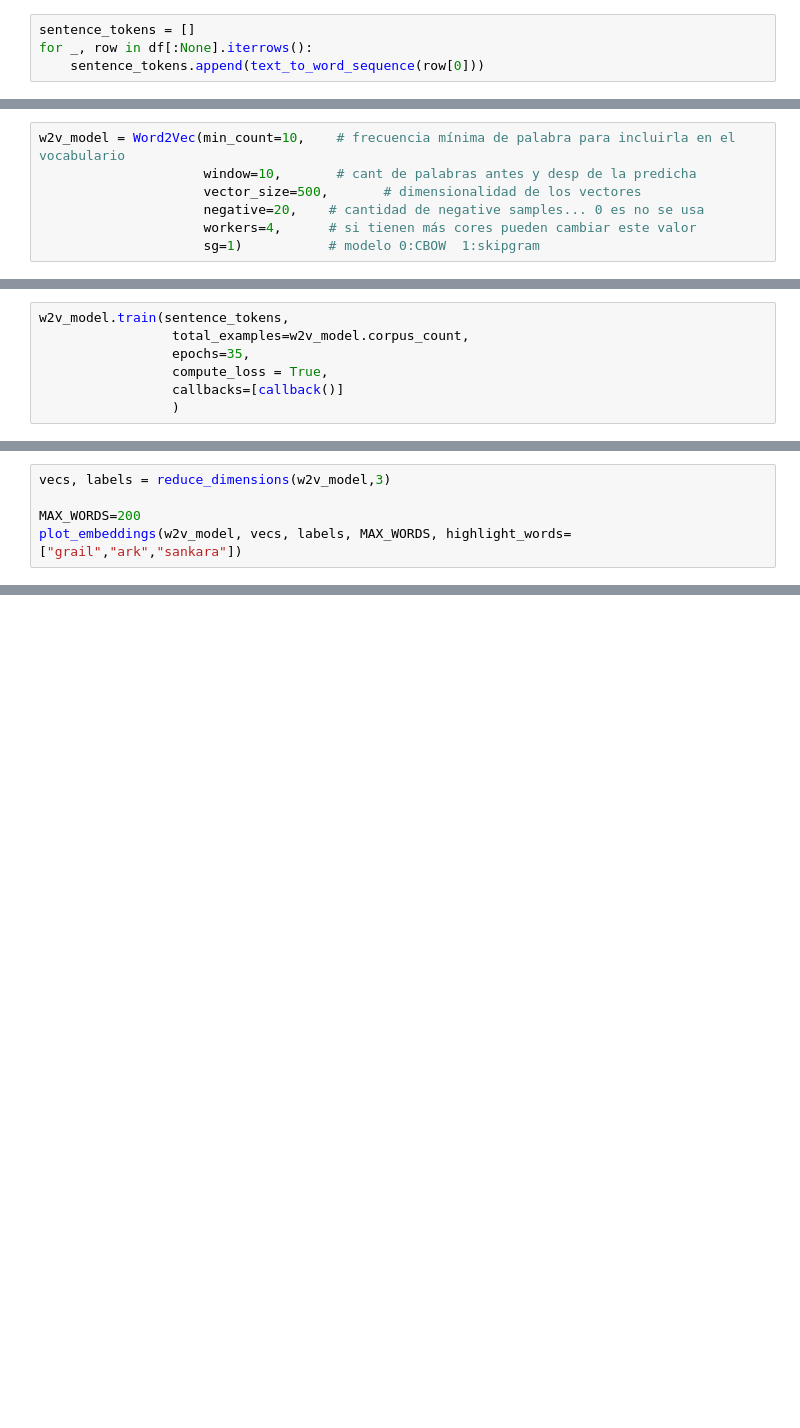
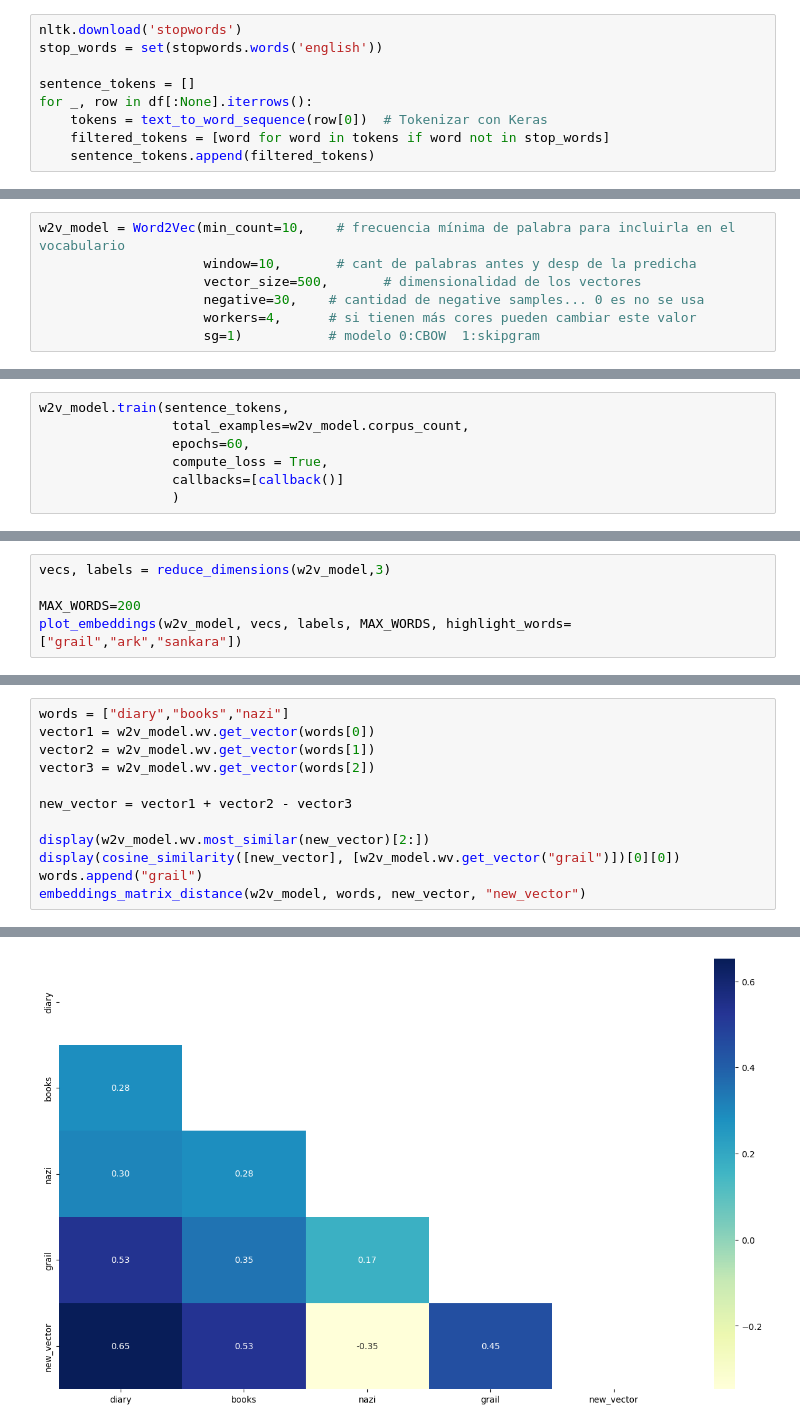
Before and after one commit to pablog86/Desafios_NLP, a Jupyter notebook: desafio2/desarrollo_desafio2.ipynb, the cells around one changed output, grey strips where cells are left out. Drawn from its saved outputs; the diff is of its cells as text; blank space fills up the shorter version.

```diff
--- a/desafio2/desarrollo_desafio2.ipynb
+++ b/desafio2/desarrollo_desafio2.ipynb
@@ -135,6 +159,11 @@ display("Cantidad de documentos:", df.shape[0])
 'Cantidad de documentos:'
 13504
 # %%
+nltk.download('stopwords')
+stop_words = set(stopwords.words('english'))
+
 sentence_tokens = []
 for _, row in df[:None].iterrows():
-    sentence_tokens.append(text_to_word_sequence(row[0]))
+    tokens = text_to_word_sequence(row[0])  # Tokenizar con Keras
+    filtered_tokens = [word for word in tokens if word not in stop_words]
+    sentence_tokens.append(filtered_tokens)
@@ -144,7 +177,7 @@ for _, row in df[:None].iterrows():
 w2v_model = Word2Vec(min_count=10,    # frecuencia mínima de palabra para incluirla en el vocabulario
                      window=10,       # cant de palabras antes y desp de la predicha
                      vector_size=500,       # dimensionalidad de los vectores
-                     negative=20,    # cantidad de negative samples... 0 es no se usa
+                     negative=30,    # cantidad de negative samples... 0 es no se usa
                      workers=4,      # si tienen más cores pueden cambiar este valor
                      sg=1)           # modelo 0:CBOW  1:skipgram
 # %%
@@ -159,7 +192,7 @@ display("Cantidad de words distintas en el corpus:", len(w2v_model.wv.index_to_k
 # %%
 w2v_model.train(sentence_tokens,
                  total_examples=w2v_model.corpus_count,
-                 epochs=35,
+                 epochs=60,
                  compute_loss = True,
                  callbacks=[callback()]
                  )
@@ -258,0 +294,13 @@ plot_embeddings(w2v_model, vecs, labels, MAX_WORDS, highlight_words=["grail","ar
+# %%
+words = ["diary","books","nazi"]
+vector1 = w2v_model.wv.get_vector(words[0])
+vector2 = w2v_model.wv.get_vector(words[1])
+vector3 = w2v_model.wv.get_vector(words[2])
+
+new_vector = vector1 + vector2 - vector3
+
+display(w2v_model.wv.most_similar(new_vector)[2:])
+display(cosine_similarity([new_vector], [w2v_model.wv.get_vector("grail")])[0][0])
+words.append("grail")
+embeddings_matrix_distance(w2v_model, words, new_vector, "new_vector")
+# %% [output]
@@ -258,0 +316 @@ plot_embeddings(w2v_model, vecs, labels, MAX_WORDS, highlight_words=["grail","ar
+[figure, added]
```
Also changed, not shown: parts of 14 cells of this notebook, 1 other file.
